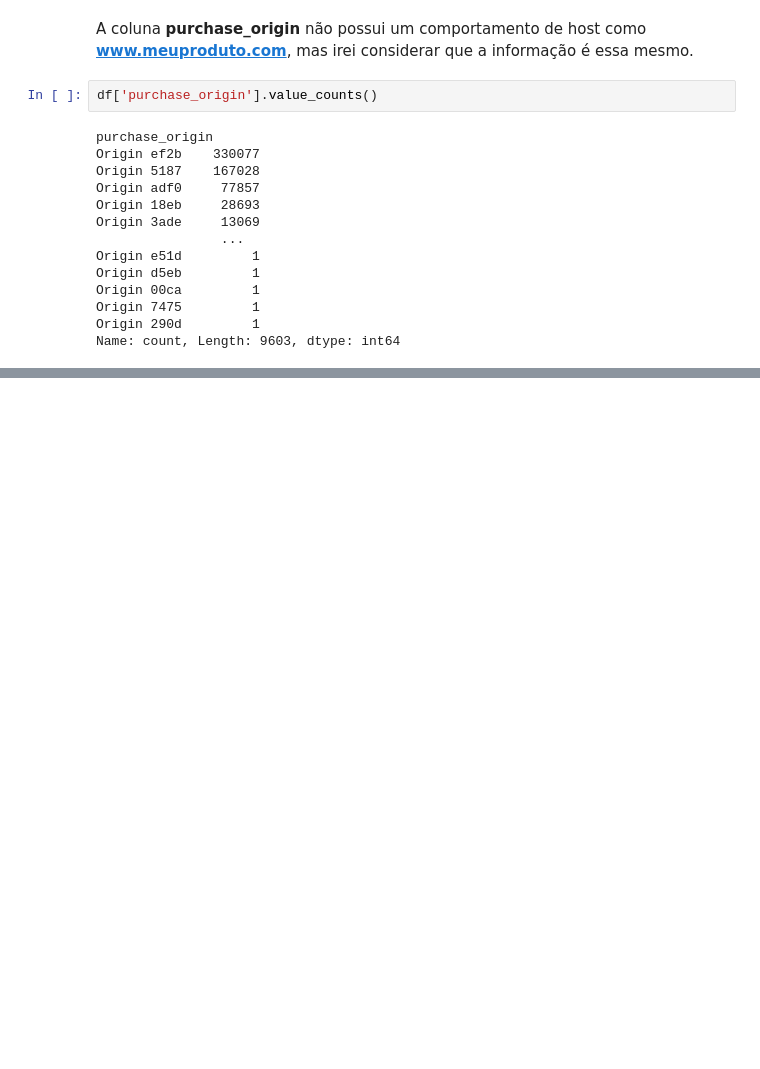
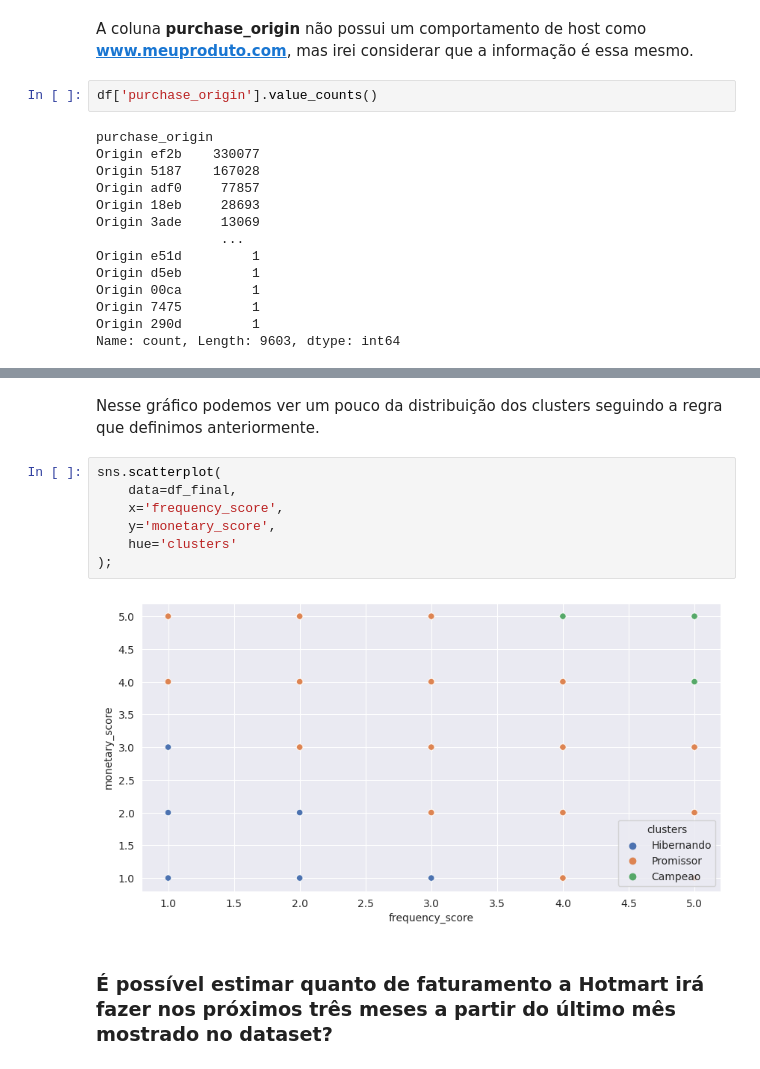
Before and after one commit to Marcoslsl/HMCase, a Jupyter notebook: Main.ipynb, the cells around one changed output, grey strips where cells are left out. Drawn from its saved outputs; the diff is of its cells as text; blank space fills up the shorter version.

```diff
--- a/Main.ipynb
+++ b/Main.ipynb
@@ -134,0 +495,13 @@ Name: count, Length: 279, dtype: int64
+# %% [markdown]
+Nesse gráfico podemos ver um pouco da distribuição dos clusters seguindo a regra que definimos anteriormente.
+# %%
+sns.scatterplot(
+    data=df_final,
+    x='frequency_score',
+    y='monetary_score',
+    hue='clusters'
+);
+# %% [output]
+[figure, added]
+# %% [markdown]
+### É possível estimar quanto de faturamento a Hotmart irá fazer nos próximos três meses a partir do último mês mostrado no dataset?
```
Also changed, not shown: parts of 83 cells of this notebook, 10 other files.
